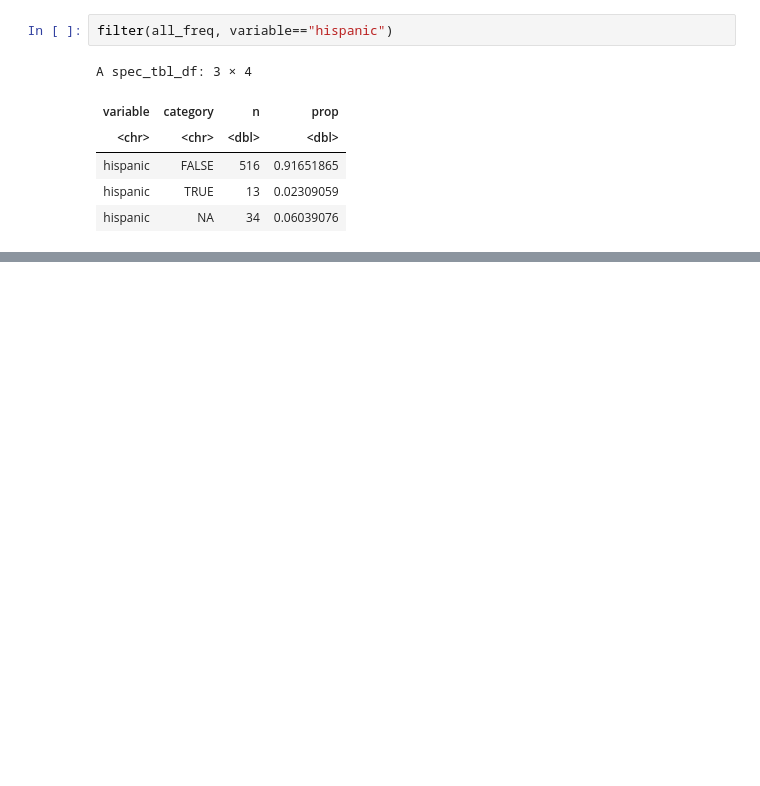
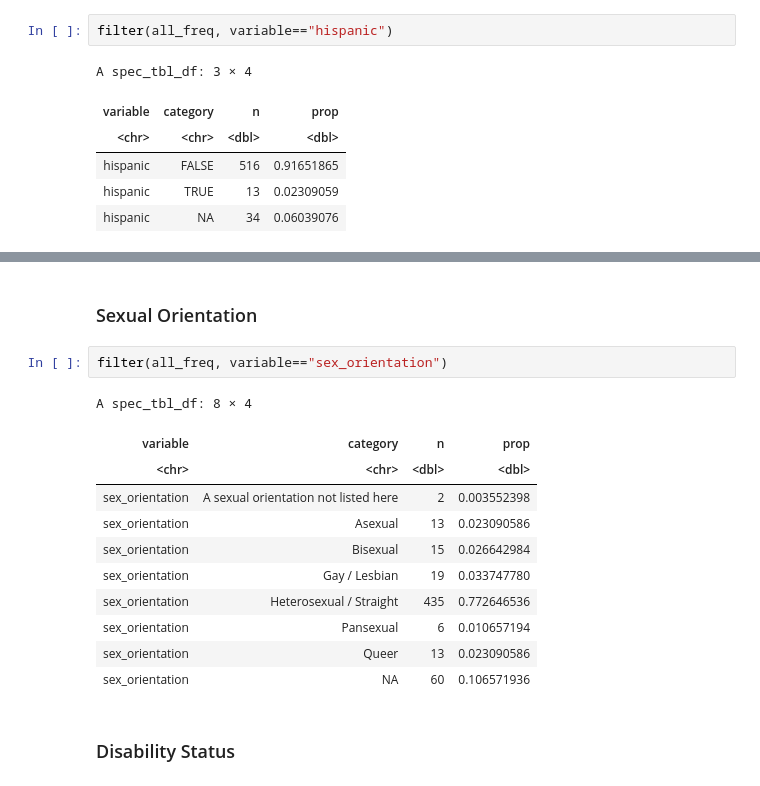
Before and after one commit to CaRCC/CaRCC-RCD-Census-Paper-PEARC22-data, a Jupyter notebook: public_analysis.ipynb, the cells around one changed output, grey strips where cells are left out. Drawn from its saved outputs; the diff is of its cells as text; blank space fills up the shorter version.

```diff
--- a/public_analysis.ipynb
+++ b/public_analysis.ipynb
@@ -158,0 +182,18 @@ A spec_tbl_df: 3 × 4
+# %% [markdown]
+### Sexual Orientation
+# %%
+filter(all_freq, variable=="sex_orientation")
+# %% [output]
+A spec_tbl_df: 8 × 4
+| variable | category | n | prop |
+| <chr> | <chr> | <dbl> | <dbl> |
+| sex_orientation | A sexual orientation not listed here | 2 | 0.003552398 |
+| sex_orientation | Asexual | 13 | 0.023090586 |
+| sex_orientation | Bisexual | 15 | 0.026642984 |
+| sex_orientation | Gay / Lesbian | 19 | 0.033747780 |
+| sex_orientation | Heterosexual / Straight | 435 | 0.772646536 |
+| sex_orientation | Pansexual | 6 | 0.010657194 |
+| sex_orientation | Queer | 13 | 0.023090586 |
+| sex_orientation | NA | 60 | 0.106571936 |
+# %% [markdown]
+### Disability Status
```
Also changed, not shown: parts of 81 cells of this notebook.
